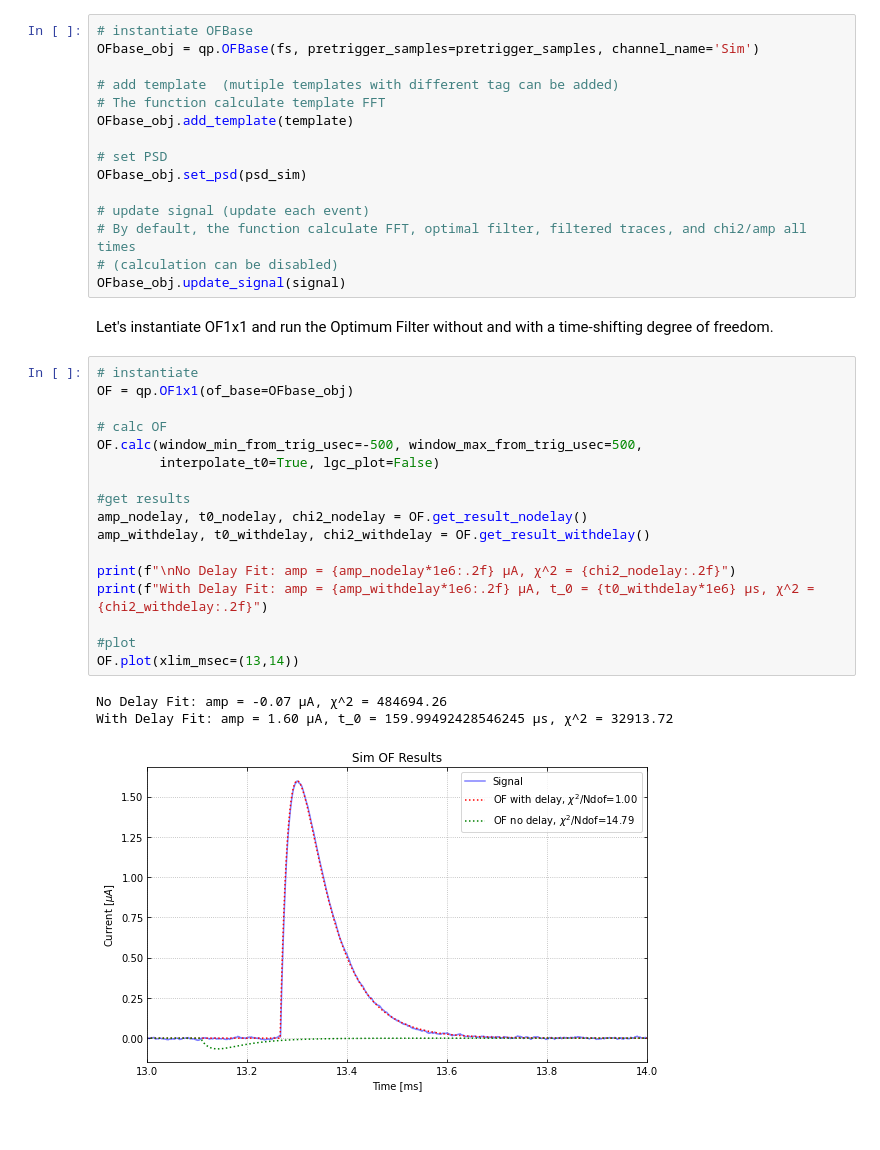
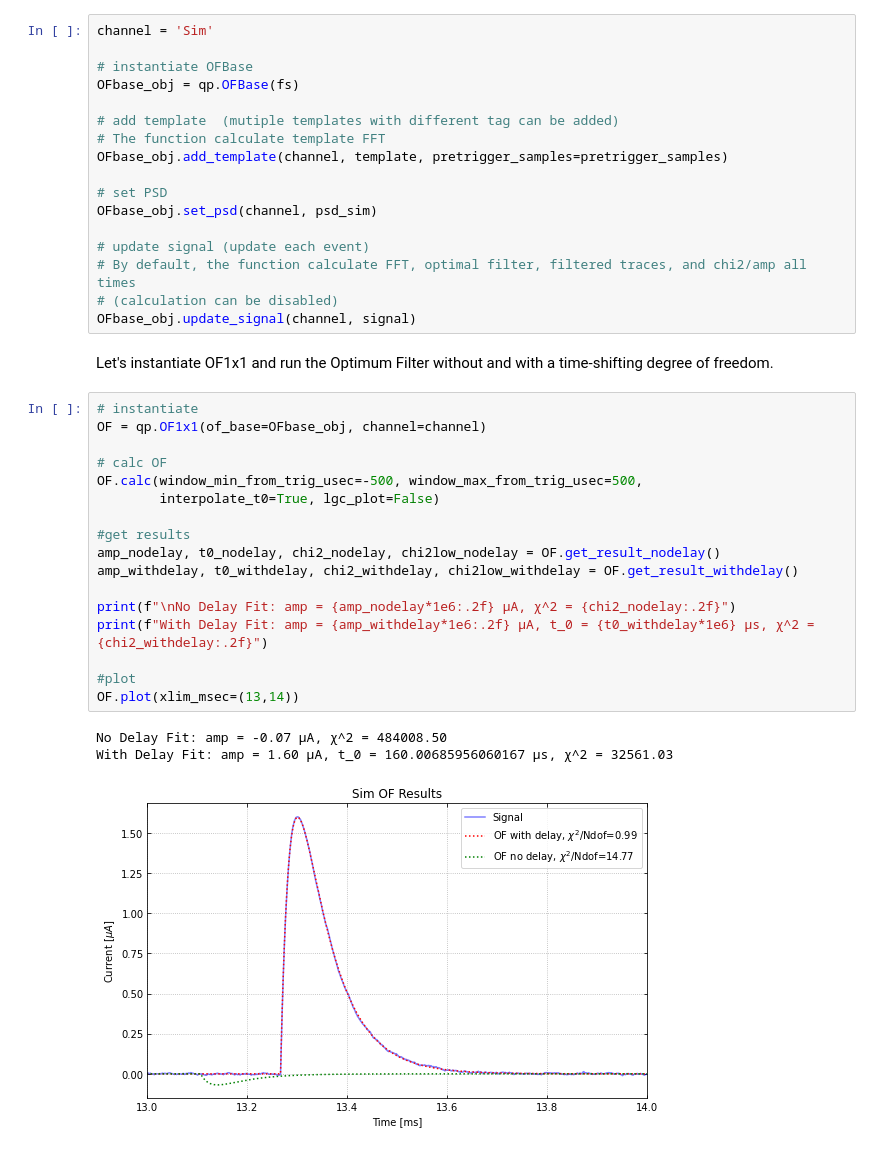
Before and after one commit to spice-herald/QETpy, a Jupyter notebook: demos/fitting/of_1x1_demo.ipynb, the cells around one changed output. Saved outputs shown, nothing was run; the diff lists cells and outputs as text.

Commit message:
update 1x1 for new OF base

```diff
--- a/demos/fitting/of_1x1_demo.ipynb
+++ b/demos/fitting/of_1x1_demo.ipynb
@@ -103,40 +104,42 @@ Since we have added a 160 us shift, we see that the "with delay" optimum filter
 # %% [markdown]
 ### Same example but with OFBase object
 # %%
+channel = 'Sim'
+
 # instantiate OFBase
-OFbase_obj = qp.OFBase(fs, pretrigger_samples=pretrigger_samples, channel_name='Sim')
+OFbase_obj = qp.OFBase(fs)
 
 # add template  (mutiple templates with different tag can be added)
 # The function calculate template FFT
-OFbase_obj.add_template(template)
+OFbase_obj.add_template(channel, template, pretrigger_samples=pretrigger_samples)
 
 # set PSD
-OFbase_obj.set_psd(psd_sim)
+OFbase_obj.set_psd(channel, psd_sim)
 
 # update signal (update each event)
 # By default, the function calculate FFT, optimal filter, filtered traces, and chi2/amp all times
 # (calculation can be disabled)
-OFbase_obj.update_signal(signal)
+OFbase_obj.update_signal(channel, signal)
 # %% [markdown]
 Let's instantiate OF1x1 and run the Optimum Filter without and with a time-shifting degree of freedom.
 # %%
 # instantiate
-OF = qp.OF1x1(of_base=OFbase_obj)
+OF = qp.OF1x1(of_base=OFbase_obj, channel=channel)
 
 # calc OF
 OF.calc(window_min_from_trig_usec=-500, window_max_from_trig_usec=500,
         interpolate_t0=True, lgc_plot=False)
 
 #get results
-amp_nodelay, t0_nodelay, chi2_nodelay = OF.get_result_nodelay()
-amp_withdelay, t0_withdelay, chi2_withdelay = OF.get_result_withdelay()
+amp_nodelay, t0_nodelay, chi2_nodelay, chi2low_nodelay = OF.get_result_nodelay()
+amp_withdelay, t0_withdelay, chi2_withdelay, chi2low_withdelay = OF.get_result_withdelay()
 
 print(f"\nNo Delay Fit: amp = {amp_nodelay*1e6:.2f} μA, χ^2 = {chi2_nodelay:.2f}")
 print(f"With Delay Fit: amp = {amp_withdelay*1e6:.2f} μA, t_0 = {t0_withdelay*1e6} μs, χ^2 = {chi2_withdelay:.2f}")
 
 #plot
 OF.plot(xlim_msec=(13,14))
 # %% [output]
-No Delay Fit: amp = -0.07 μA, χ^2 = 484694.26
-With Delay Fit: amp = 1.60 μA, t_0 = 159.99492428546245 μs, χ^2 = 32913.72
+No Delay Fit: amp = -0.07 μA, χ^2 = 484008.50
+With Delay Fit: amp = 1.60 μA, t_0 = 160.00685956060167 μs, χ^2 = 32561.03
-[figure, old version]
+[figure, new version]
```
Also changed, not shown: parts of 3 cells of this notebook, 1 other file.
